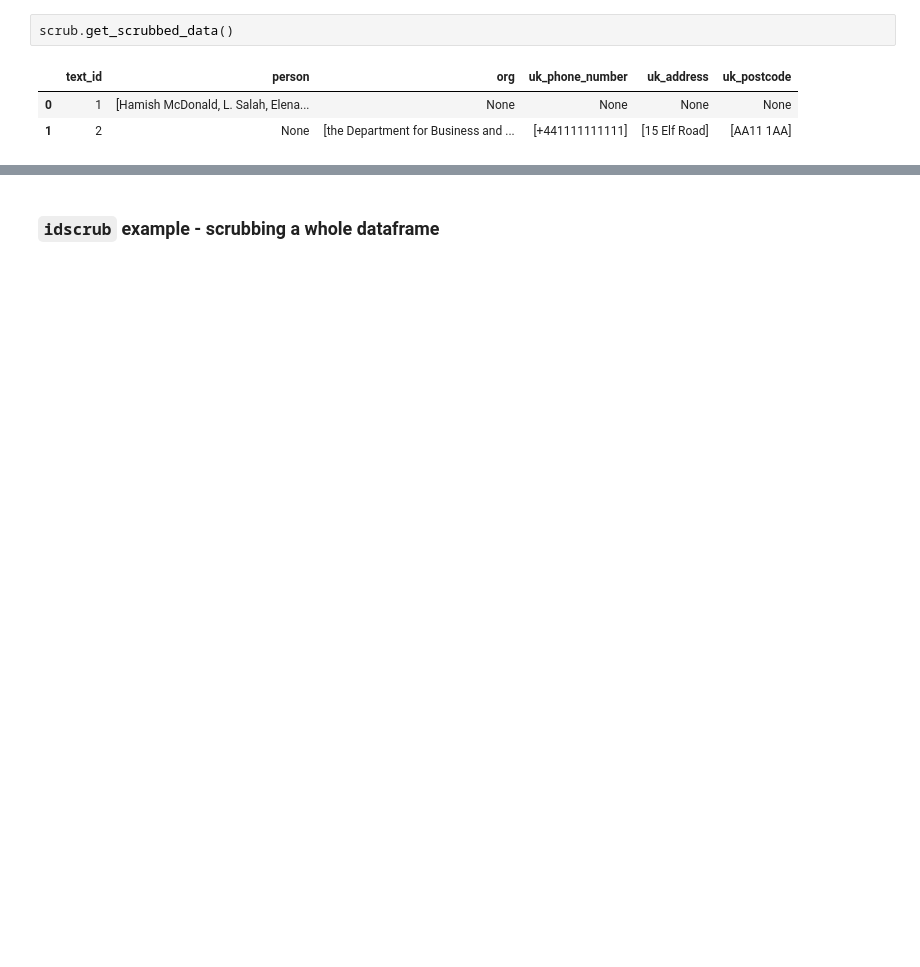
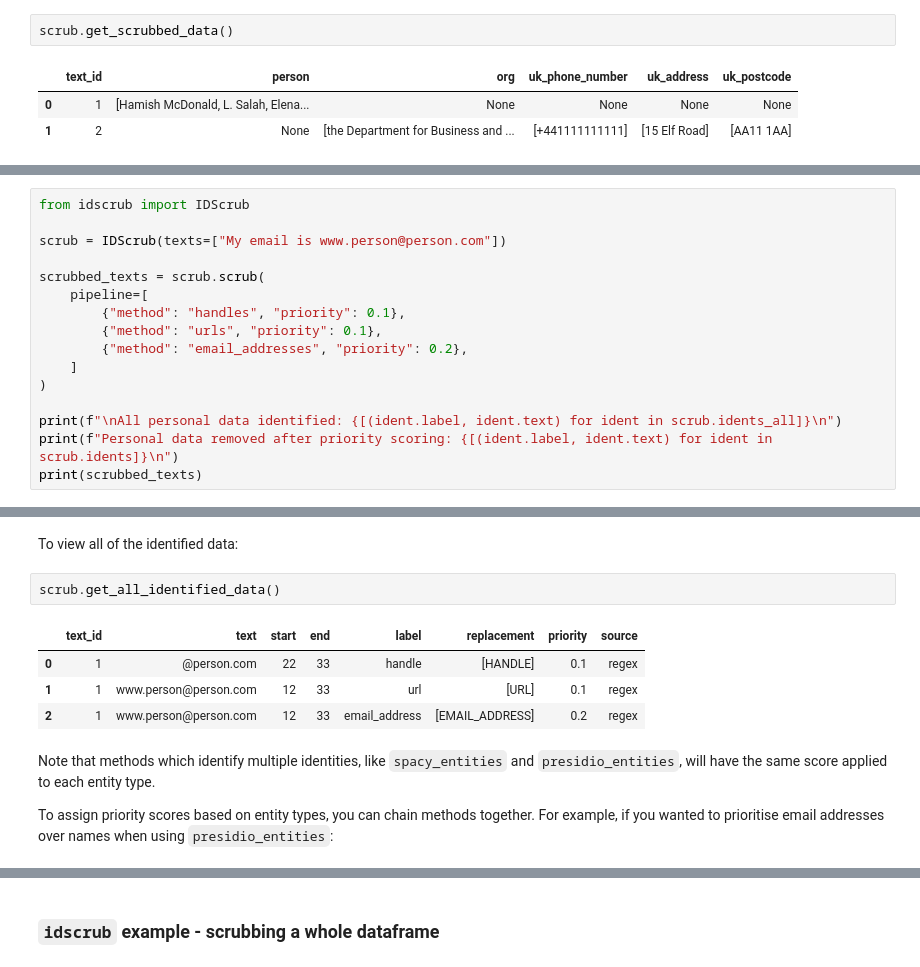
Before and after one commit to uktrade/idscrub, a Jupyter notebook: notebooks/basic_usage.ipynb, the cells around one changed output, grey strips where cells are left out. Cells and saved outputs as stored; diff of their text form; blank space fills up the shorter version.

Commit message:
refactor for identify, resolve overlaps and clean architecture
Signed-off-by: DBT pre-commit check

```diff
--- a/notebooks/basic_usage.ipynb
+++ b/notebooks/basic_usage.ipynb
@@ -35,0 +85,16 @@ Or scrub `all`:
+# %%
+from idscrub import IDScrub
+
+scrub = IDScrub(texts=["My email is www.person@person.com"])
+
+scrubbed_texts = scrub.scrub(
+    pipeline=[
+        {"method": "handles", "priority": 0.1},
+        {"method": "urls", "priority": 0.1},
+        {"method": "email_addresses", "priority": 0.2},
+    ]
+)
+
+print(f"\nAll personal data identified: {[(ident.label, ident.text) for ident in scrub.idents_all]}\n")
+print(f"Personal data removed after priority scoring: {[(ident.label, ident.text) for ident in scrub.idents]}\n")
+print(scrubbed_texts)
@@ -35,0 +111,13 @@ Or scrub `all`:
+# %% [markdown]
+To view all of the identified data:
+# %%
+scrub.get_all_identified_data()
+# %% [output]
+|  | text_id | text | start | end | label | replacement | priority | source |
+| 0 | 1 | @person.com | 22 | 33 | handle | [HANDLE] | 0.1 | regex |
+| 1 | 1 | www.person@person.com | 12 | 33 | url | [URL] | 0.1 | regex |
+| 2 | 1 | www.person@person.com | 12 | 33 | email_address | [EMAIL_ADDRESS] | 0.2 | regex |
+# %% [markdown]
+Note that methods which identify multiple identities, like `spacy_entities` and `presidio_entities`, will have the same score applied to each entity type.
+
+To assign priority scores based on entity types, you can chain methods together. For example, if you wanted to prioritise email addresses over names when using `presidio_entities`:
```
Also changed, not shown: parts of 21 cells of this notebook, 21 other files.
